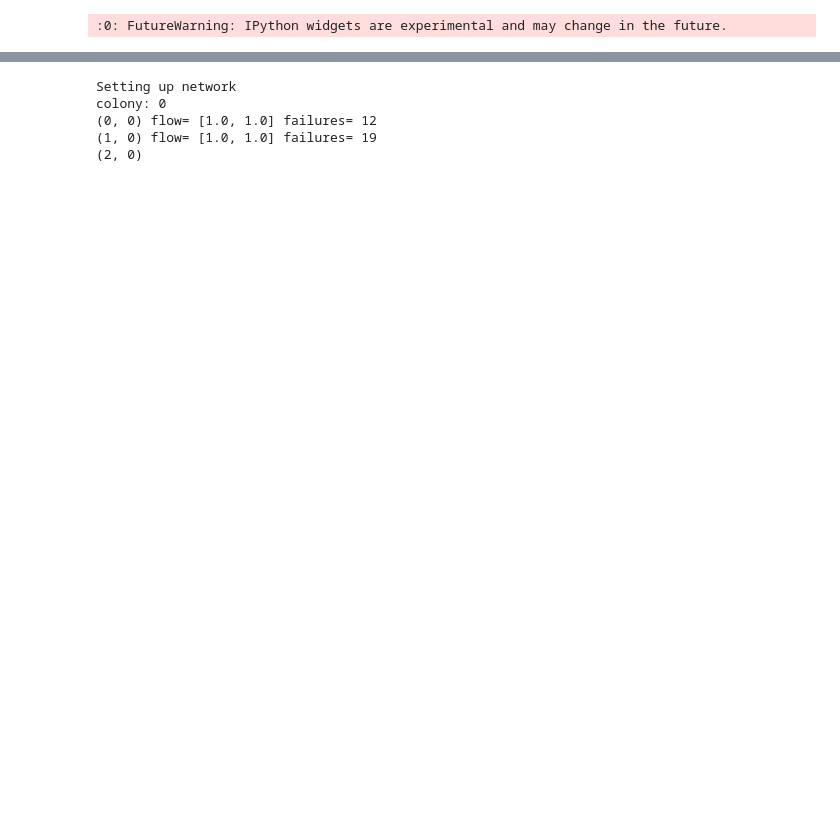
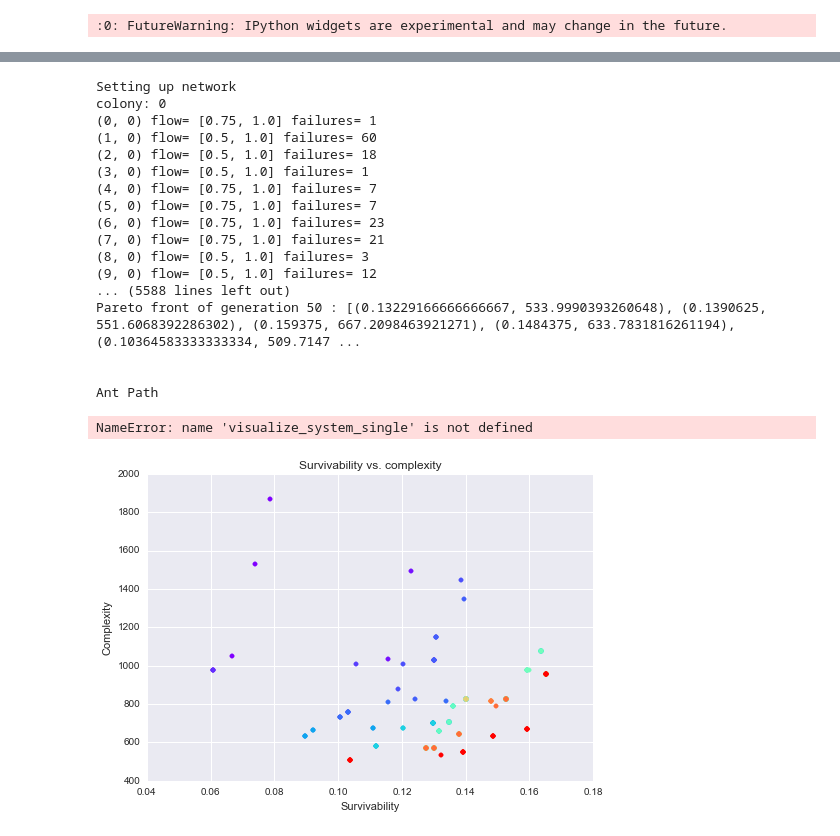
Before and after one commit to colinsh21/Python, a Jupyter notebook: ipython/ACO/V6 Multi-System ACO.ipynb, the cells around one changed output, grey strips where cells are left out. Saved outputs shown, nothing was run; the diff lists cells and outputs as text; code cells hidden in the pictures; blank space fills up the shorter version.

```diff
--- a/ipython/ACO/V6 Multi-System ACO.ipynb
+++ b/ipython/ACO/V6 Multi-System ACO.ipynb
@@ -1014,7 +1062,7 @@ Run Example
 space=Space(size=[4,4],num_ants=10,num_colonies=10,
             source=[[(0,0)],[(3,3)]],source_magnitude=[[20],[10]],
             sink=[[(3,3),(1,3)],[(0,0),(2,0)]],sink_magnitude=[[10,10],[5,5]], sink_threshold=[[.5,1.0],[1.0,1.0]],
-            links=[(1,0,(3,3))],capacities=[[10,20],[10]],edge_capacity=20,percent_removals=.50,
+            links=[(1,0,(3,3))],capacities=[[5,10],[5]],edge_capacity=20,percent_removals=1.0,
             dissipation=0.2,initial_pheromone=1.0,initial_termination=1.0,
             alpha=1.0,beta=1.0)
 
@@ -1035,19 +1083,21 @@ pareto_history=[]
 criteria=0
 while not converged:
     space.step()
-    print 'Pareto front of generation',i,':',space.paretoPoints #'\r',
+
     pareto_history.append(space.paretoPoints)
     if i>5 and pareto_history[-1]==pareto_history[-2]:
         criteria+=1
     else:
         criteria=0
     #print criteria
-    if criteria>3:
+
+    print 'Pareto front of generation',i,':',space.paretoPoints, criteria #'\r',
+    if criteria>10:
         converged=1
 
     #print '\r',i,',',
     i+=1
-    if i>10:
+    if i>50:
         converged=1
         print '\n'
 
@@ -1062,33 +1112,47 @@ print('Ant Path')
 # Now we can visualize the infected node's position
 #visualize_system(space.ant_graphs[space.opt_ant[-1]][0],space.g,space.paretoPoints[-1])
 
 #Plot Solutions
 #front_x=[i[0] for i in space.paretoPoints]
 #front_y=[i[1] for i in space.paretoPoints]
 #dominated_x=[i[0] for i in space.dominatedPoints]
 #dominated_y=[i[1] for i in space.dominatedPoints]
 f = plt.figure()
 #plt.scatter(dominated_x,dominated_y,alpha=0.5)
 #plt.scatter(front_x,front_y,color='red',alpha=1)
 
 colors = cm.rainbow(numpy.linspace(0, 1, len(pareto_history)))
 #print colors
 for gen, c in zip(pareto_history, colors):
     x=[i[0] for i in gen]
     y=[i[1] for i in gen]
     #print c
     plt.scatter(x, y, color=c)
 
 plt.xlabel("Survivability")
 plt.ylabel("Complexity")
 plt.title("Survivability vs. complexity")
 
 for i in xrange(len(space.opt_ant)):
     score=space.paretoPoints[i]
     visualize_system_single(space.ant_graphs[space.opt_ant[i]][0],space.g,score)
 # %% [output]
 Setting up network
 colony: 0
-(0, 0) flow= [1.0, 1.0] failures= 12
-(1, 0) flow= [1.0, 1.0] failures= 19
-(2, 0)
+(0, 0) flow= [0.75, 1.0] failures= 1
+(1, 0) flow= [0.5, 1.0] failures= 60
+(2, 0) flow= [0.5, 1.0] failures= 18
+(3, 0) flow= [0.5, 1.0] failures= 1
+(4, 0) flow= [0.75, 1.0] failures= 7
+(5, 0) flow= [0.75, 1.0] failures= 7
+(6, 0) flow= [0.75, 1.0] failures= 23
+(7, 0) flow= [0.75, 1.0] failures= 21
+(8, 0) flow= [0.5, 1.0] failures= 3
+(9, 0) flow= [0.5, 1.0] failures= 12
+... (5588 lines left out)
+Pareto front of generation 50 : [(0.13229166666666667, 533.9990393260648), (0.1390625, 551.6068392286302), (0.159375, 667.2098463921271), (0.1484375, 633.7831816261194), (0.10364583333333334, 509.7147 ...
+
+
+Ant Path
+NameError: name 'visualize_system_single' is not defined
+[figure, added]
```
Also changed, not shown: parts of 8 cells of this notebook.
